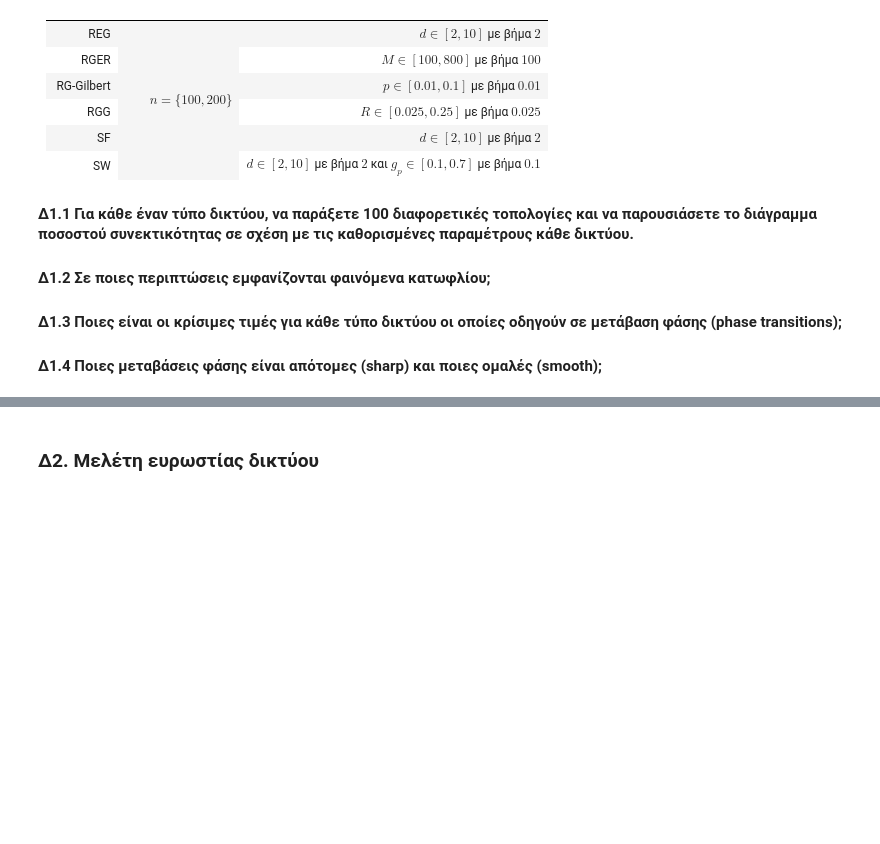
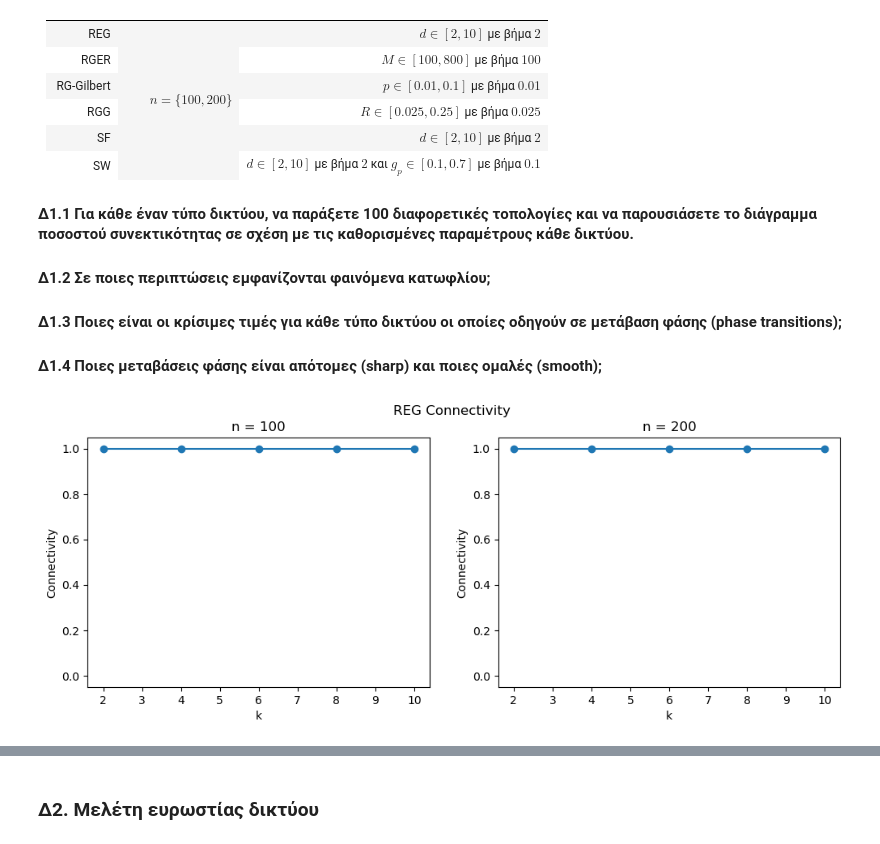
Before and after one commit to k-papadakis/social-network-analysis, a Jupyter notebook: lab1/lab1_student_version.ipynb, the cells around one changed output, grey strips where cells are left out. Saved outputs shown, nothing was run; the diff lists cells and outputs as text; code cells hidden in the pictures; blank space fills up the shorter version.

```diff
--- a/lab1/lab1_student_version.ipynb
+++ b/lab1/lab1_student_version.ipynb
@@ -569,0 +582,98 @@ print("Connectivity SW")
+# %%
+import seaborn as sns
+
+
+spec = {
+    'REG': {
+        'fn': functools.partial(nx.watts_strogatz_graph, p=0),
+        'params': {
+            'k': np.arange(2, 12, 2)
+        },
+    },
+    'RG(ER)': {
+        'fn': nx.gnm_random_graph,
+        'params': {
+            'm': np.arange(100, 900, 100)
+        },
+    },
+    'RG(G)': {
+        'fn': nx.gnp_random_graph,
+        'params': {
+            'p': np.arange(0.01, 0.101, 0.01)
+        },
+    },
+    'RGG': {
+        'fn': nx.random_geometric_graph,
+        'params': {
+            'radius': np.arange(0.025, 0.275, 0.025)
+        },
+    },
+    'SF(BA)': {
+        'fn': nx.barabasi_albert_graph,
+        'params': {
+            'm': np.arange(2, 12, 2)
+        },
+    },
+    'SW(WS)': {
+        'fn': nx.watts_strogatz_graph,
+        'params': {
+            'k': np.arange(2, 12, 2),
+            'p': np.arange(0.1, 0.8, 0.1)
+        }
+    }
+}
+
+
+def named_product(**kwargs):
+    for p in itertools.product(*kwargs.values()):
+        yield dict(zip(kwargs, p))
+
+
+def simulate_connectivity(fn, params, n, n_trials=100):
+    n_connected = [sum(nx.is_connected(fn(n=n, **p)) for _ in range(n_trials))
+                   for p in named_product(**params)]
+    connectivity = np.array(n_connected) / n_trials
+    return connectivity
+
+
+def param_plot(params: dict, connectivity, ax=None):
+
+    if ax is None:
+        _, ax = plt.subplots()
+
+    if len(params) == 1:
+        (param_name, param_vals), = params.items()
+        ax.plot(param_vals, connectivity, '-o')
+        ax.set_xlabel(param_name)
+        ax.set_ylabel('Connectivity')
+        ax.set_ylim(-0.05, 1.05)
+    elif len(params) == 2:
+        (param_name_1, param_vals_1), (param_name_2, param_vals_2) = params.items()
+        C = connectivity.reshape((len(param_vals_1), len(param_vals_2)))
+        sns.heatmap(C, annot=True, fmt='.2f', xticklabels=np.round_(param_vals_2, 6), yticklabels=np.round_(param_vals_1, 6), ax=ax)
+        ax.invert_yaxis()
+    else:
+        raise ValueError('params dict needs to be of length 1 or 2 to be plotted')
+
+    return ax
+
+
+def param_plot_grid(d, suptitle=None):
+
+    ns = (100, 200)
+    fig, axs = plt.subplots(ncols=len(ns), figsize=(6 * len(ns), 4))
+
+    for n, ax in zip(ns, axs.flat):
+        connectivity = simulate_connectivity(n=n, **d)
+        param_plot(d['params'], connectivity, ax=ax)
+        ax.set_title(f'n = {n}')
+
+    fig.suptitle(suptitle)
+    return axs
+
+
+for name, d in spec.items():
+    param_plot_grid(d, f'{name} Connectivity')
+plt.show()
+# %% [output]
+[figure, added]
```
Also changed, not shown: parts of 23 cells of this notebook.
